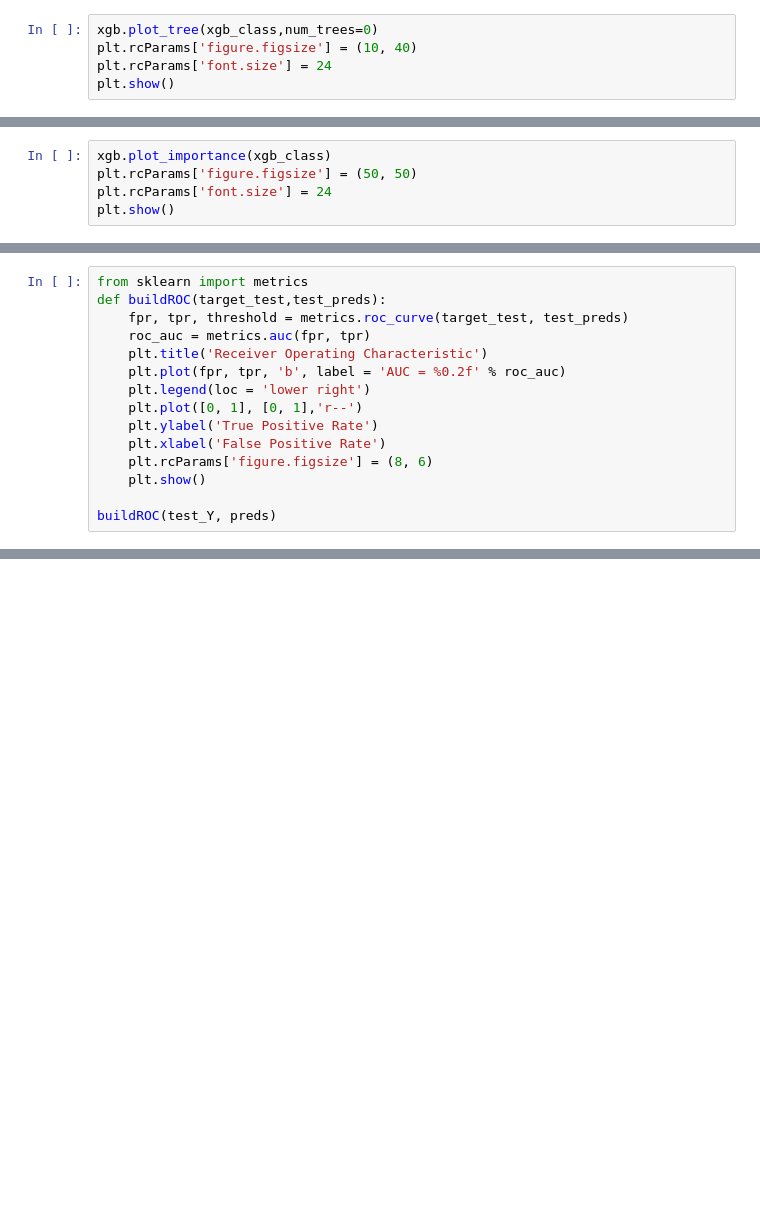
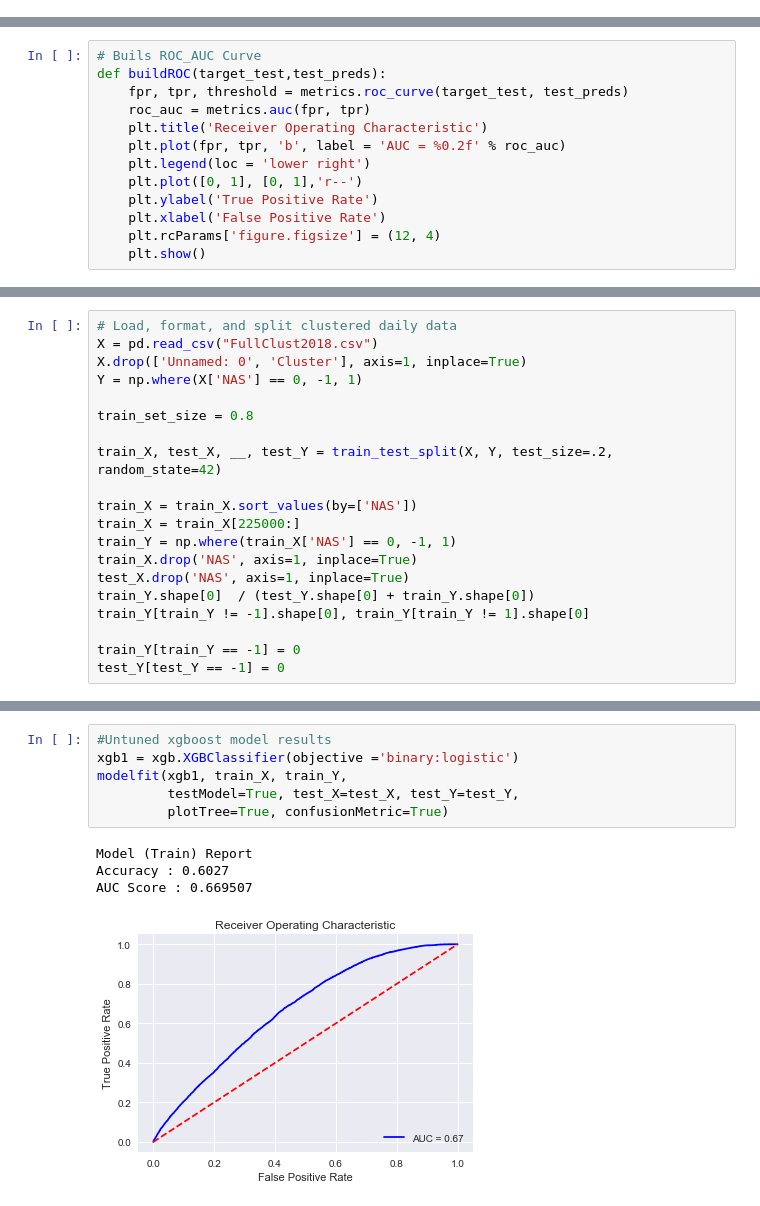
Before and after one commit to jhmontijo/ORIE4741-Jackson-Alex-Kais, a Jupyter notebook: GradientBoostingMachine.ipynb, the cells around one changed output, grey strips where cells are left out. Cells and saved outputs as stored; diff of their text form; blank space fills up the shorter version.

```diff
--- a/GradientBoostingMachine.ipynb
+++ b/GradientBoostingMachine.ipynb
@@ -62,5 +15,0 @@ Name: test-rmse-mean, dtype: float64
-# %%
-xgb.plot_tree(xgb_class,num_trees=0)
-plt.rcParams['figure.figsize'] = (10, 40)
-plt.rcParams['font.size'] = 24
-plt.show()
@@ -69,5 +15,0 @@ plt.show()
-# %%
-xgb.plot_importance(xgb_class)
-plt.rcParams['figure.figsize'] = (50, 50)
-plt.rcParams['font.size'] = 24
-plt.show()
@@ -76,5 +16,5 @@ plt.show()
 # %%
-from sklearn import metrics
+# Buils ROC_AUC Curve
 def buildROC(target_test,test_preds):
     fpr, tpr, threshold = metrics.roc_curve(target_test, test_preds)
     roc_auc = metrics.auc(fpr, tpr)
@@ -84,7 +24,5 @@ def buildROC(target_test,test_preds):
     plt.plot([0, 1], [0, 1],'r--')
     plt.ylabel('True Positive Rate')
     plt.xlabel('False Positive Rate')
-    plt.rcParams['figure.figsize'] = (8, 6)
+    plt.rcParams['figure.figsize'] = (12, 4)
     plt.show()
-
-buildROC(test_Y, preds)
@@ -150,0 +109,20 @@ print(metrics.roc_auc_score(test_Y, preds))
+# %%
+# Load, format, and split clustered daily data
+X = pd.read_csv("FullClust2018.csv")
+X.drop(['Unnamed: 0', 'Cluster'], axis=1, inplace=True)
+Y = np.where(X['NAS'] == 0, -1, 1)
+
+train_set_size = 0.8
+
+train_X, test_X, __, test_Y = train_test_split(X, Y, test_size=.2, random_state=42)
+
+train_X = train_X.sort_values(by=['NAS'])
+train_X = train_X[225000:]
+train_Y = np.where(train_X['NAS'] == 0, -1, 1)
+train_X.drop('NAS', axis=1, inplace=True)
+test_X.drop('NAS', axis=1, inplace=True)
+train_Y.shape[0]  / (test_Y.shape[0] + train_Y.shape[0])
+train_Y[train_Y != -1].shape[0], train_Y[train_Y != 1].shape[0]
+
+train_Y[train_Y == -1] = 0
+test_Y[test_Y == -1] = 0
@@ -150,0 +134,11 @@ print(metrics.roc_auc_score(test_Y, preds))
+# %%
+#Untuned xgboost model results
+xgb1 = xgb.XGBClassifier(objective ='binary:logistic')
+modelfit(xgb1, train_X, train_Y,
+         testModel=True, test_X=test_X, test_Y=test_Y,
+         plotTree=True, confusionMetric=True)
+# %% [output]
+Model (Train) Report
+Accuracy : 0.6027
+AUC Score : 0.669507
+[figure, added]
```
Also changed, not shown: parts of 32 cells of this notebook, 20 other files.
